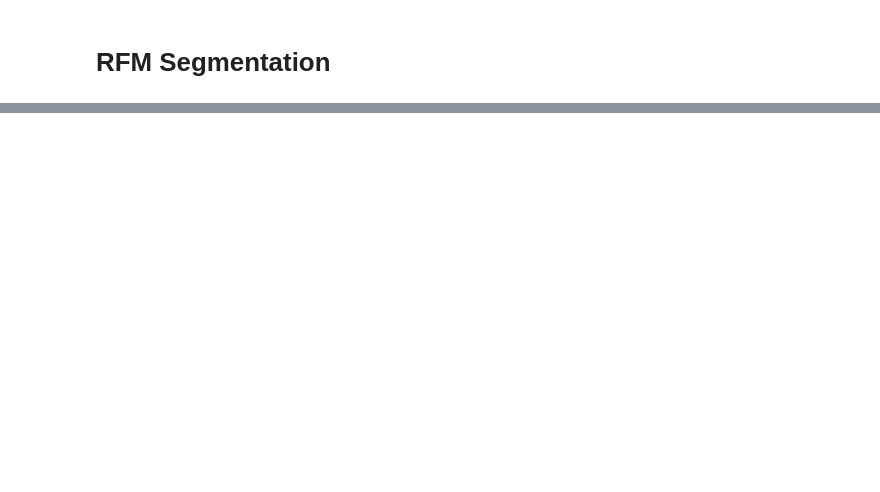
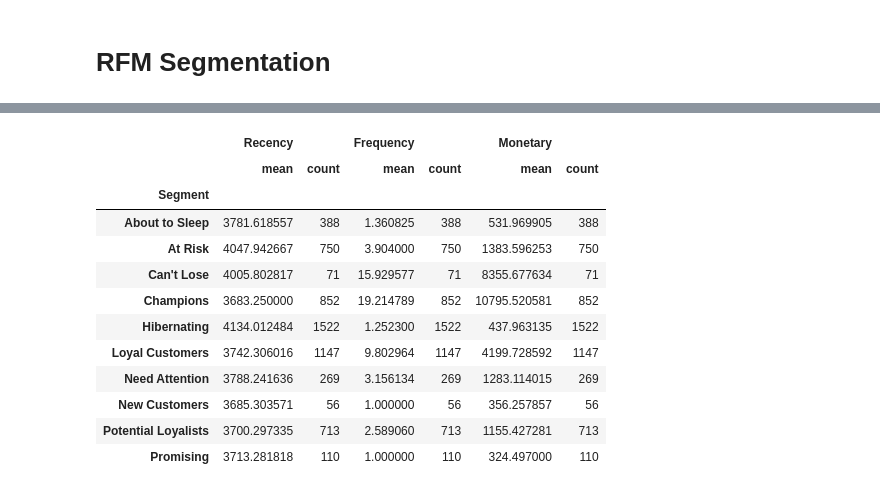
Before and after one commit to jarviscanada/jarvis_data_eng_MiguelDario, a Jupyter notebook: python_data_analytics/python_data_wrangling/retail_data_analytics_wrangling.ipynb, the cells around one changed output, grey strips where cells are left out. Saved outputs shown, nothing was run; the diff lists cells and outputs as text; code cells hidden in the pictures; blank space fills up the shorter version.

```diff
--- a/python_data_analytics/python_data_wrangling/retail_data_analytics_wrangling.ipynb
+++ b/python_data_analytics/python_data_wrangling/retail_data_analytics_wrangling.ipynb
@@ -611,0 +666,6 @@ As you can see, computing RFM segmentation requires extensive domain knowledge i
+# %%
+#Create RFM score columns
+
+rfm_table['RecencyScore'] = pd.qcut(rfm_table['Recency'],5,labels=[5,4,3,2,1])
+rfm_table['FrequencyScore'] = pd.qcut(rfm_table['Frequency'].rank(method="first"),5,labels=[1,2,3,4,5])
+rfm_table['MonetaryScore'] = pd.qcut(rfm_table['Monetary'],5,labels=[1,2,3,4,5])
@@ -611,0 +695,3 @@ As you can see, computing RFM segmentation requires extensive domain knowledge i
+# %%
+#Calculate RFM score
+rfm_table["RFM_SCORE"] = rfm_table['RecencyScore'].astype(str) + rfm_table['FrequencyScore'].astype(str) + rfm_table['MonetaryScore'].astype(str)
@@ -611,0 +720,18 @@ As you can see, computing RFM segmentation requires extensive domain knowledge i
+# %%
+#segmenting of customers according to RecencyScore and FrequencyScore values
+seg_map = {
+    r'[1-2][1-2]': 'Hibernating',
+    r'[1-2][3-4]': 'At Risk',
+    r'[1-2]5': 'Can\'t Lose',
+    r'3[1-2]': 'About to Sleep',
+    r'33': 'Need Attention',
+    r'[3-4][4-5]': 'Loyal Customers',
+    r'41': 'Promising',
+    r'51': 'New Customers',
+    r'[4-5][2-3]': 'Potential Loyalists',
+    r'5[4-5]': 'Champions'
+}
+# %%
+#creation of segment variable
+rfm_table['Segment'] = rfm_table['RecencyScore'].astype(str) + rfm_table['FrequencyScore'].astype(str)
+rfm_table['Segment'] = rfm_table['Segment'].replace(seg_map, regex=True)
@@ -611,0 +748,16 @@ As you can see, computing RFM segmentation requires extensive domain knowledge i
+# %%
+rfm_table[["Segment", "Recency","Frequency","Monetary"]].groupby("Segment").agg(["mean","count"])
+# %% [output]
+|  | Recency |  | Frequency |  | Monetary |  |
+|  | mean | count | mean | count | mean | count |
+| Segment |  |  |  |  |  |  |
+| About to Sleep | 3781.618557 | 388 | 1.360825 | 388 | 531.969905 | 388 |
+| At Risk | 4047.942667 | 750 | 3.904000 | 750 | 1383.596253 | 750 |
+| Can't Lose | 4005.802817 | 71 | 15.929577 | 71 | 8355.677634 | 71 |
+| Champions | 3683.250000 | 852 | 19.214789 | 852 | 10795.520581 | 852 |
+| Hibernating | 4134.012484 | 1522 | 1.252300 | 1522 | 437.963135 | 1522 |
+| Loyal Customers | 3742.306016 | 1147 | 9.802964 | 1147 | 4199.728592 | 1147 |
+| Need Attention | 3788.241636 | 269 | 3.156134 | 269 | 1283.114015 | 269 |
+| New Customers | 3685.303571 | 56 | 1.000000 | 56 | 356.257857 | 56 |
+| Potential Loyalists | 3700.297335 | 713 | 2.589060 | 713 | 1155.427281 | 713 |
+| Promising | 3713.281818 | 110 | 1.000000 | 110 | 324.497000 | 110 |
```
Also changed, not shown: parts of 29 cells of this notebook.
